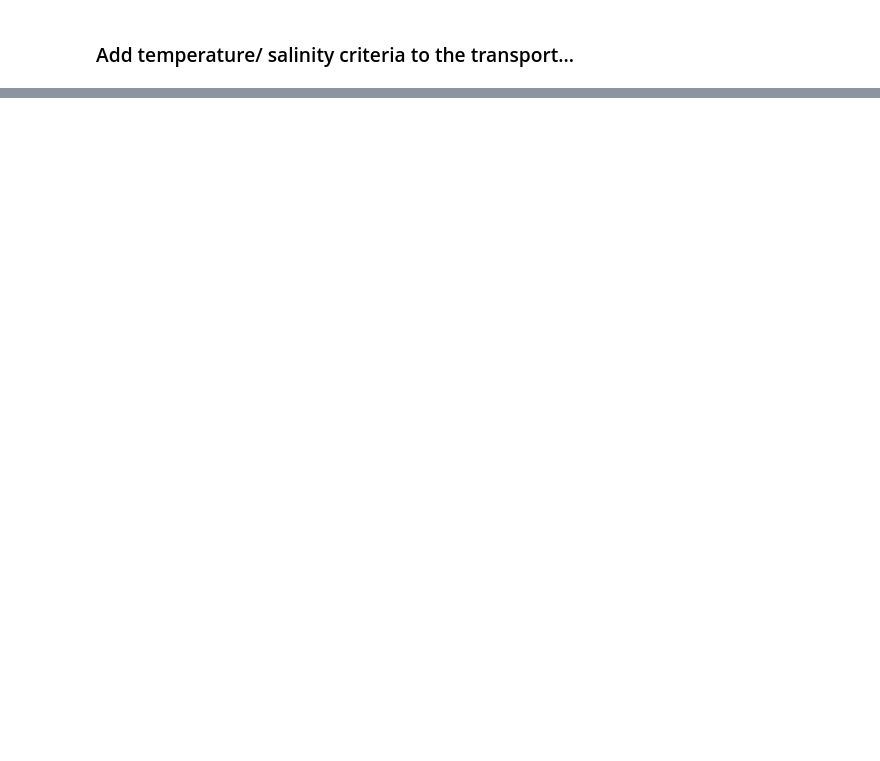
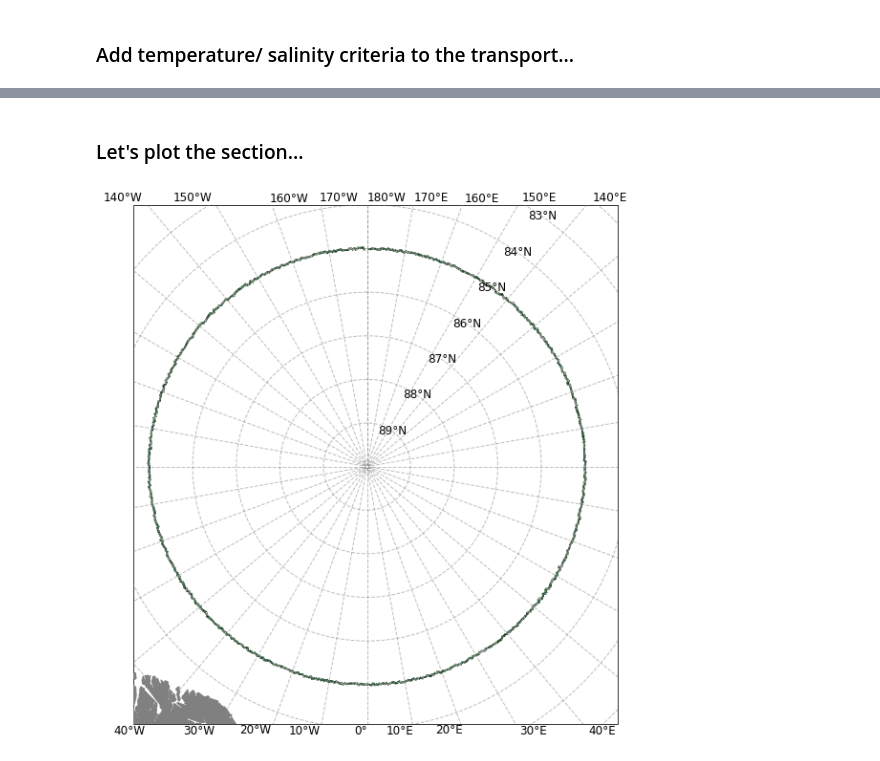
Before and after one commit to FESOM/pyfesom2, a Jupyter notebook: notebooks/transports.ipynb, the cells around one changed output, grey strips where cells are left out. Drawn from its saved outputs; the diff is of its cells as text; code cells hidden in the pictures; blank space fills up the shorter version.

```diff
--- a/notebooks/transports.ipynb
+++ b/notebooks/transports.ipynb
@@ -304,0 +330,11 @@ plt.show()
+# %%
+transport_85N, section_85N = pf.cross_section_transport([-179.8, 180, 85, 85],                                                   # select a section from the presets or [lon1, lon2, lat1, lat2]
+                                                mesh_path='/Users/fheukamp/Desktop/fesom2_test_year/',            # directory of the mesh files
+                                                data_path='/Users/fheukamp/Desktop/fesom2_test_year/',   # directory of the u, v, (T, S, uice, vice, m_ice, a_ice) files
+                                                mesh_diag_path=None,                                            # absolute path to the mesh_diag_file or None if the same as mesh_path
+                                                years=np.arange(2000,2001),                                     # years to compute
+                                                use_great_circle=False,                                  # compute the section as a great circle
+                                                how='ori',                                               # 'ori' do not apply mean, 'mean' apply time mean
+                                                add_TS=True,                                            # add temperature and salinity to the section
+                                                add_extent=.075                                             # the extent to look for gridcells nearby the section, choose large for low resolutions
+                                               )
@@ -304,0 +351,34 @@ plt.show()
+# %% [markdown]
+### Let's plot the section...
+# %%
+fig, ax = plt.subplots(1,1,figsize=(10,10), subplot_kw=dict(projection=ccrs.NorthPolarStereo()))
+
+gl = ax.gridlines(
+crs=ccrs.PlateCarree(),
+draw_labels=True,
+linewidth=1,
+color="gray",
+alpha=0.5,
+linestyle="--",
+x_inline=False,
+y_inline=True,
+zorder=20,
+)
+
+ax.set_extent([-180, 180, 84, 90], crs=ccrs.PlateCarree())
+
+gl.xlocator = mticker.FixedLocator([_ for _ in np.arange(-180,190,10)])
+gl.ylocator = mticker.FixedLocator([_ for _ in np.arange(-90,91,1)])
+gl.xformatter = LONGITUDE_FORMATTER
+gl.yformatter = LATITUDE_FORMATTER
+
+ax.add_feature(cfeature.LAND, zorder=10, color='grey')
+
+gl.xlabel_style = {"size": 12, "rotation": 0}
+gl.ylabel_style = {"size": 12, "rotation": 0}
+
+# Plot the mesh elements
+ax.tripcolor(mesh.x2, mesh.y2, transport_85N.elem_nods, np.random.rand(len(transport_85N.elem_indices)), transform=ccrs.PlateCarree(), edgecolor='k', cmap='Greens')
+plt.show()
+# %% [output]
+[figure, added]
```
Also changed, not shown: parts of 20 cells of this notebook.
